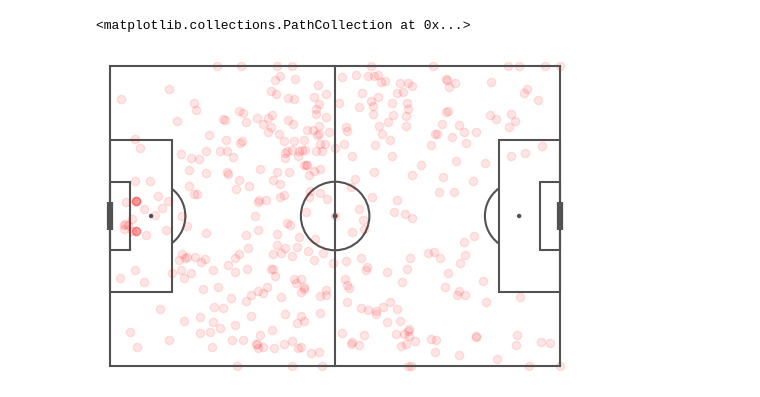
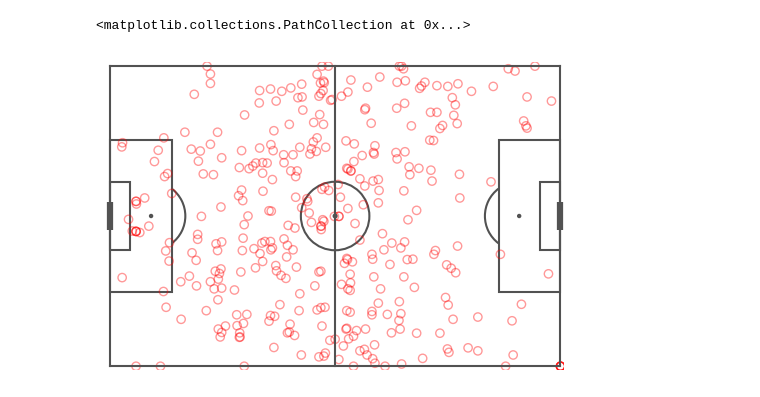
Before and after one commit to georgeball95/football-data, a Jupyter notebook: read_in_data.ipynb, the cells around one changed output. Saved outputs shown, nothing was run; the diff lists cells and outputs as text; code cells hidden in the pictures.

```diff
--- a/read_in_data.ipynb
+++ b/read_in_data.ipynb
@@ -35,14 +91,16 @@ match_events_df.head()
 5 rows × 37 columns
 # %%
+# filter out just columns required to analyse passes
+
 cols_to_use = ['index',
                'player',
                'type',
                'location',
                'pass']
 
-events = match_events_df.copy()[cols_to_use]
+events_df = match_events_df.copy()[cols_to_use]
 
-events
+events_df
 # %% [output]
 |  | index | player | type | location | pass |
 | 0 | 1 | NaN | {'id': 35, 'name': 'Starting XI'} | NaN | NaN |
@@ -60,9 +118,10 @@ events
 # %%
+# pull data out of json columns
 for col in ['type','pass']:
 
-    events = pd.concat([events, pd.json_normalize(events[col])], axis=1, join='inner')
+    events_df = pd.concat([events_df, pd.json_normalize(events[col])], axis=1, join='inner')
 
-events
+events_df
 # %% [output]
 |  | index | player | type | location | pass | id | name | length | angle | end_location | ... |
 | 0 | 1 | NaN | {'id': 35, 'name': 'Starting XI'} | NaN | NaN | 35 | Starting XI | NaN | NaN | NaN | ... |
@@ -100,8 +161,10 @@ list(events)
 # %%
-pass_events = events[events["name"] == "Pass"]
+# filter to pass events
+pass_events_df = events_df[events_df["name"] == "Pass"]
 # %%
+# expand location list columns to individual columns
 for col in ['location','end_location']:
-    pass_events[[f'{col}_x',f'{col}_y']] = pd.DataFrame(pass_events[col].to_list(), columns=[f'{col}_x',f'{col}_y'])
+    pass_events_df[[f'{col}_x',f'{col}_y']] = pd.DataFrame(pass_events_df[col].to_list(), columns=[f'{col}_x',f'{col}_y'])
 # %% [output]
 A value is trying to be set on a copy of a slice from a DataFrame.
 Try using .loc[row_indexer,col_indexer] = value instead
@@ -160,17 +205,21 @@ player_passes
 # %%
 fig,ax = plt.subplots(figsize=(6,4))
 plt.axis('off')
 fig.patch.set_facecolor('white')
 
 drawpitch(ax, hspan = [0, 120], vspan = [80,0],
             linecolor = '#232323', facecolor = '#e8e8e8', arcs = True, \
             lw = 1.5, x_offset = [1,1], y_offset = [-1,-1], style_id = 8,
             grass_cutting = False, measure='SBdata')
 
-plt.scatter(player_passes['location_x'],
-            player_passes['location_y'],
-            alpha=0.1,
-            color = "red")
+plt.scatter(pass_events_df['location_x'],
+            pass_events_df['location_y'],
+            alpha=0.4,
+            facecolor='none',
+            edgecolor = "red",
+            lw=1)
+
+plt.title("")
 # %% [output]
 <matplotlib.collections.PathCollection at 0x...>
-[figure, old version]
+[figure, new version]
```
Also changed, not shown: parts of 15 cells of this notebook.
